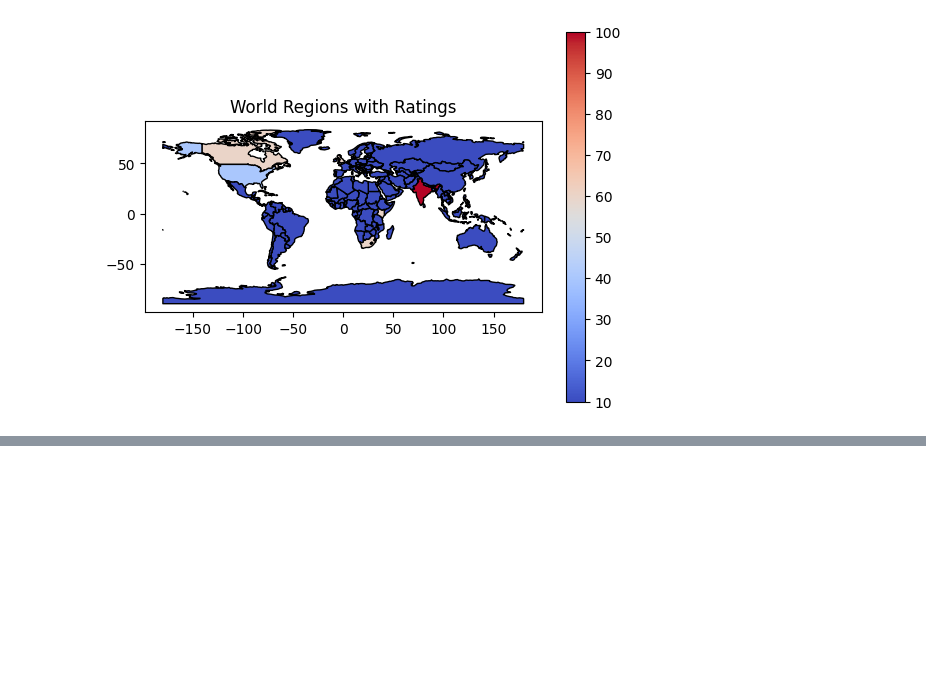
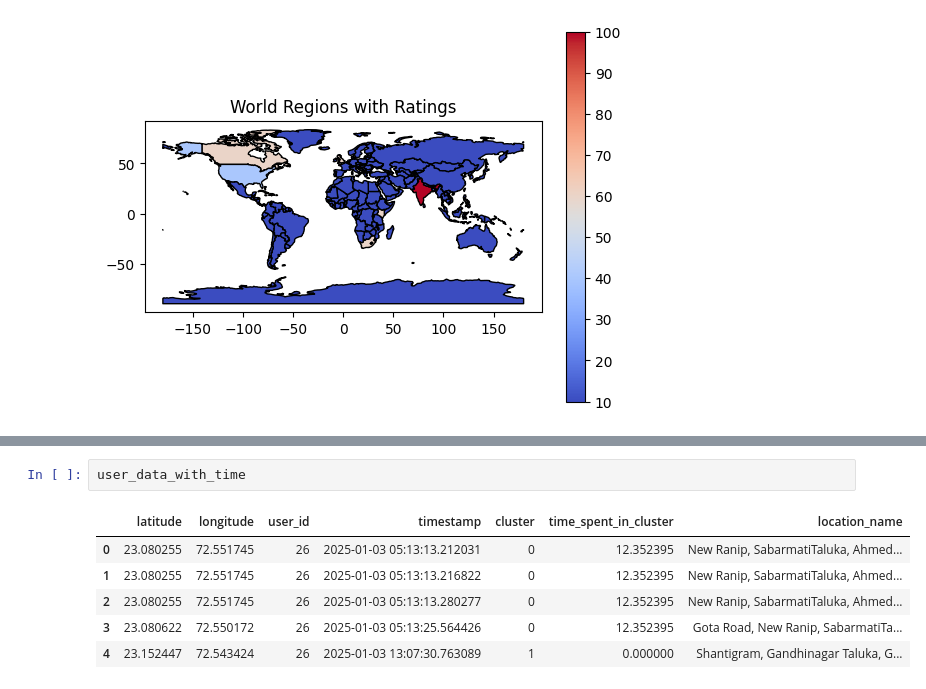
Before and after one commit to anavartpandya/Loc_Track_Anavart, a Jupyter notebook: test2.ipynb, the cells around one changed output, grey strips where cells are left out. Drawn from its saved outputs; the diff is of its cells as text; blank space fills up the shorter version.

Commit message:
updated location based clustering and time spent in each cluster

```diff
--- a/test2.ipynb
+++ b/test2.ipynb
@@ -165,0 +268,9 @@ plt.show()
+# %%
+user_data_with_time
+# %% [output]
+|  | latitude | longitude | user_id | timestamp | cluster | time_spent_in_cluster | location_name |
+| 0 | 23.080255 | 72.551745 | 26 | 2025-01-03 05:13:13.212031 | 0 | 12.352395 | New Ranip, SabarmatiTaluka, Ahmed... |
+| 1 | 23.080255 | 72.551745 | 26 | 2025-01-03 05:13:13.216822 | 0 | 12.352395 | New Ranip, SabarmatiTaluka, Ahmed... |
+| 2 | 23.080255 | 72.551745 | 26 | 2025-01-03 05:13:13.280277 | 0 | 12.352395 | New Ranip, SabarmatiTaluka, Ahmed... |
+| 3 | 23.080622 | 72.550172 | 26 | 2025-01-03 05:13:25.564426 | 0 | 12.352395 | Gota Road, New Ranip, SabarmatiTa... |
+| 4 | 23.152447 | 72.543424 | 26 | 2025-01-03 13:07:30.763089 | 1 | 0.000000 | Shantigram, Gandhinagar Taluka, G... |
```
Also changed, not shown: parts of 1 cell of this notebook, 2 other files.
